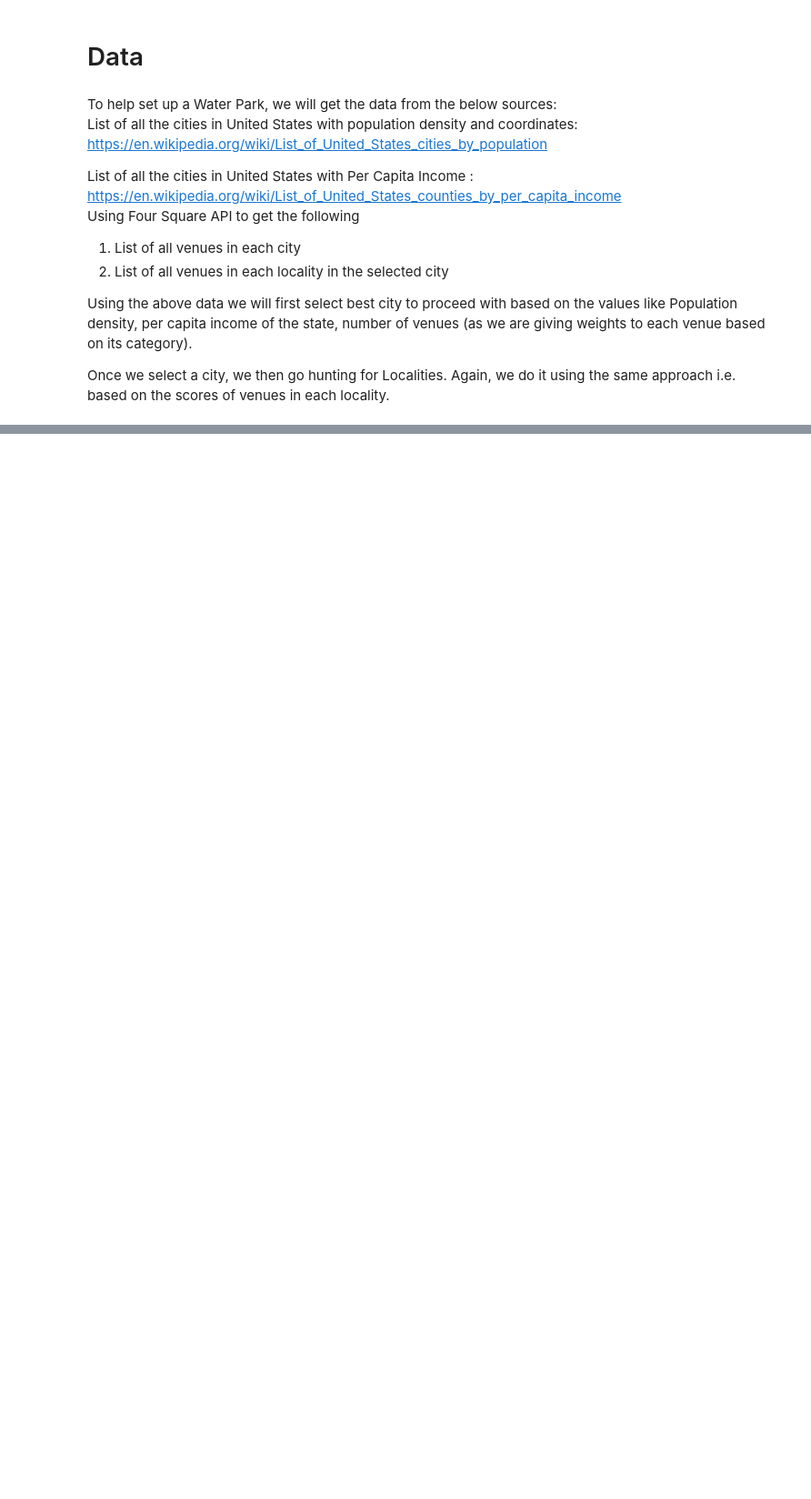
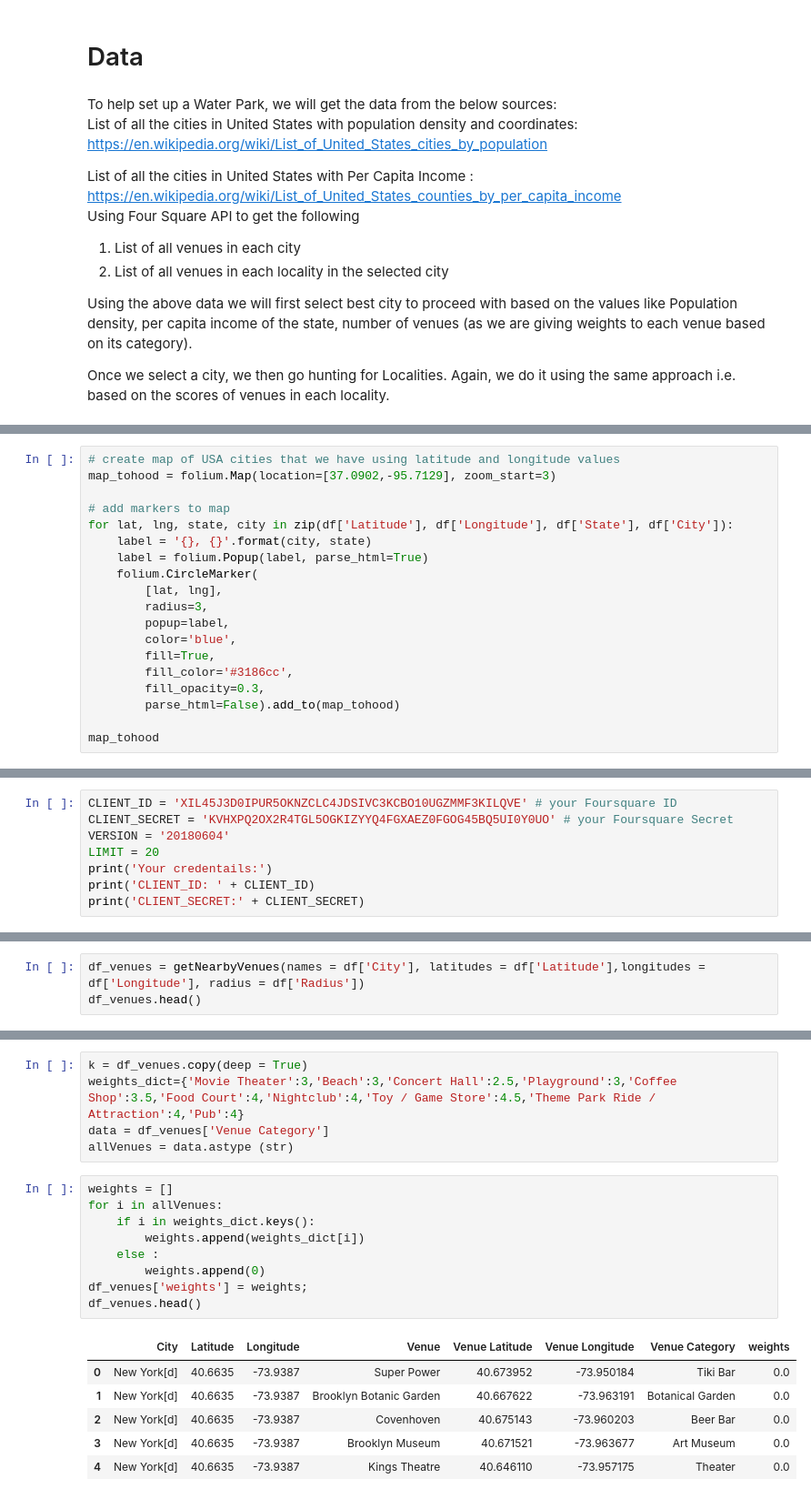
Before and after one commit to Besher-AR/github-example-Besher, a Jupyter notebook: Capstone-The Battle of Neighborhoods.ipynb, the cells around one changed output, grey strips where cells are left out. Shown: that part at 91% size. Drawn from its saved outputs; the diff is of its cells as text; blank space fills up the shorter version.

```diff
--- a/Capstone-The Battle of Neighborhoods.ipynb
+++ b/Capstone-The Battle of Neighborhoods.ipynb
@@ -39,0 +212,19 @@ Once we select a city, we then go hunting for Localities. Again, we do it using
+# %%
+# create map of USA cities that we have using latitude and longitude values
+map_tohood = folium.Map(location=[37.0902,-95.7129], zoom_start=3)
+
+# add markers to map
+for lat, lng, state, city in zip(df['Latitude'], df['Longitude'], df['State'], df['City']):
+    label = '{}, {}'.format(city, state)
+    label = folium.Popup(label, parse_html=True)
+    folium.CircleMarker(
+        [lat, lng],
+        radius=3,
+        popup=label,
+        color='blue',
+        fill=True,
+        fill_color='#3186cc',
+        fill_opacity=0.3,
+        parse_html=False).add_to(map_tohood)
+
+map_tohood
@@ -39,0 +235,8 @@ Once we select a city, we then go hunting for Localities. Again, we do it using
+# %%
+CLIENT_ID = 'XIL45J3D0IPUR5OKNZCLC4JDSIVC3KCBO10UGZMMF3KILQVE' # your Foursquare ID
+CLIENT_SECRET = 'KVHXPQ2OX2R4TGL5OGKIZYYQ4FGXAEZ0FGOG45BQ5UI0Y0UO' # your Foursquare Secret
+VERSION = '20180604'
+LIMIT = 20
+print('Your credentails:')
+print('CLIENT_ID: ' + CLIENT_ID)
+print('CLIENT_SECRET:' + CLIENT_SECRET)
@@ -39,0 +288,3 @@ Once we select a city, we then go hunting for Localities. Again, we do it using
+# %%
+df_venues = getNearbyVenues(names = df['City'], latitudes = df['Latitude'],longitudes = df['Longitude'], radius = df['Radius'])
+df_venues.head()
@@ -39,0 +300,21 @@ Once we select a city, we then go hunting for Localities. Again, we do it using
+# %%
+k = df_venues.copy(deep = True)
+weights_dict={'Movie Theater':3,'Beach':3,'Concert Hall':2.5,'Playground':3,'Coffee Shop':3.5,'Food Court':4,'Nightclub':4,'Toy / Game Store':4.5,'Theme Park Ride / Attraction':4,'Pub':4}
+data = df_venues['Venue Category']
+allVenues = data.astype (str)
+# %%
+weights = []
+for i in allVenues:
+    if i in weights_dict.keys():
+        weights.append(weights_dict[i])
+    else :
+        weights.append(0)
+df_venues['weights'] = weights;
+df_venues.head()
+# %% [output]
+|  | City | Latitude | Longitude | Venue | Venue Latitude | Venue Longitude | Venue Category | weights |
+| 0 | New York[d] | 40.6635 | -73.9387 | Super Power | 40.673952 | -73.950184 | Tiki Bar | 0.0 |
+| 1 | New York[d] | 40.6635 | -73.9387 | Brooklyn Botanic Garden | 40.667622 | -73.963191 | Botanical Garden | 0.0 |
+| 2 | New York[d] | 40.6635 | -73.9387 | Covenhoven | 40.675143 | -73.960203 | Beer Bar | 0.0 |
+| 3 | New York[d] | 40.6635 | -73.9387 | Brooklyn Museum | 40.671521 | -73.963677 | Art Museum | 0.0 |
+| 4 | New York[d] | 40.6635 | -73.9387 | Kings Theatre | 40.646110 | -73.957175 | Theater | 0.0 |
```
Also changed, not shown: parts of 65 cells of this notebook.
